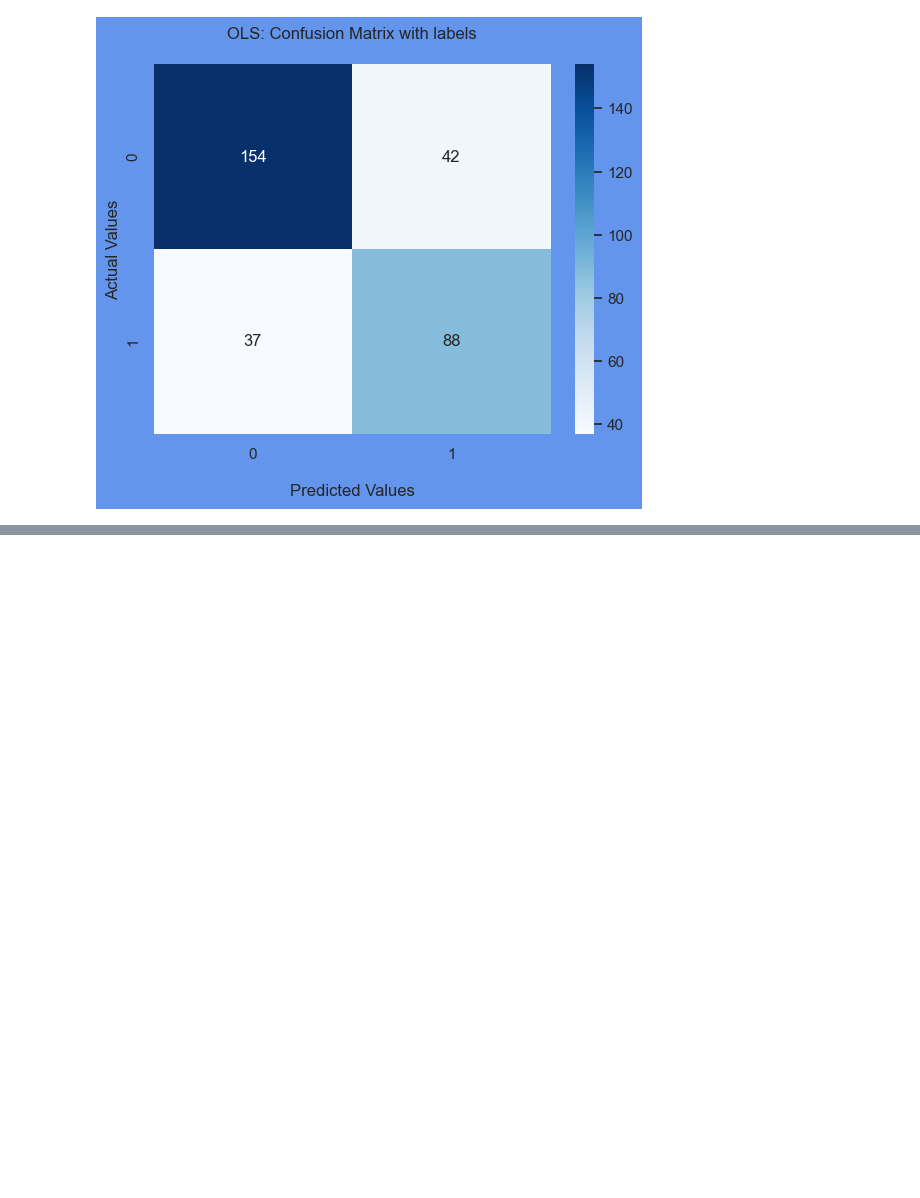
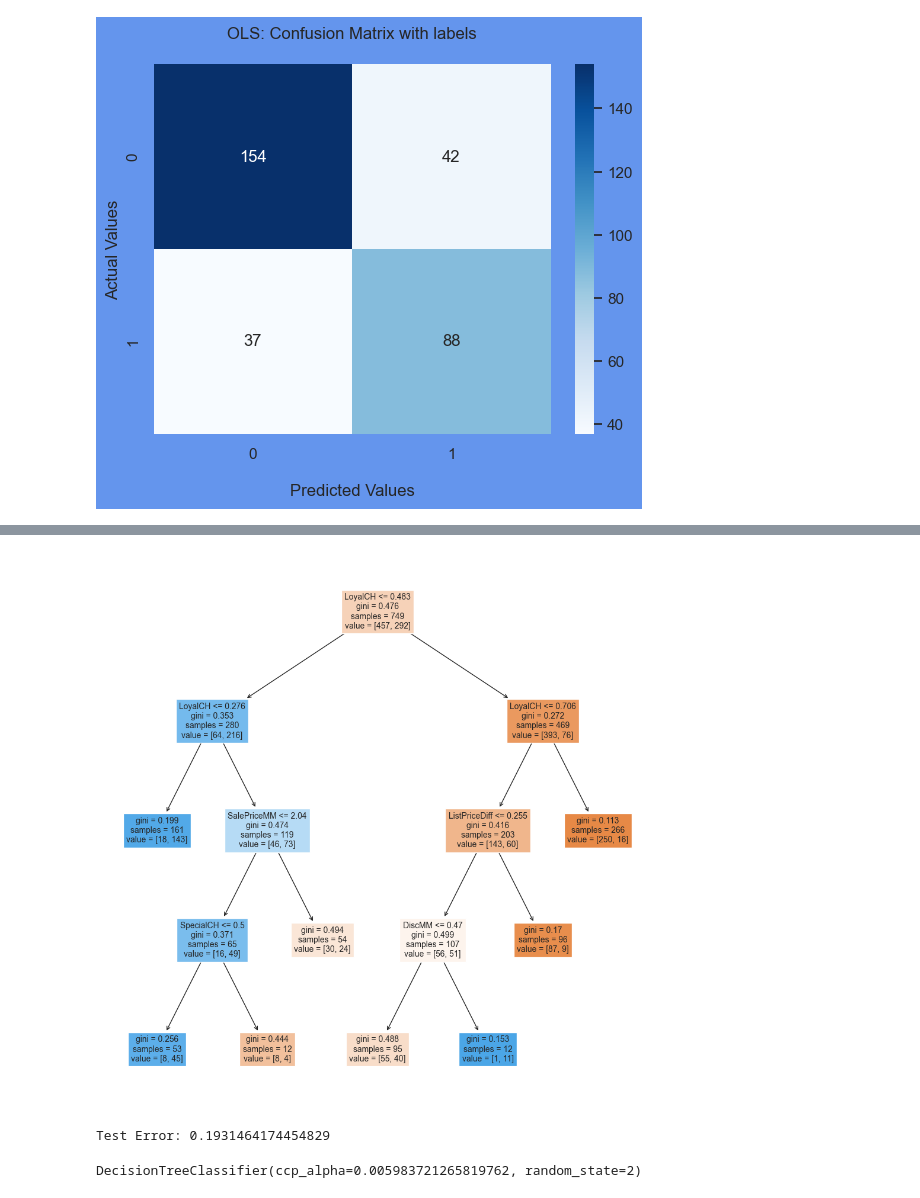
Before and after one commit to nhthom/HW7, a Jupyter notebook: hw7.ipynb, the cells around one changed output, grey strips where cells are left out. Drawn from its saved outputs; the diff is of its cells as text; code cells hidden in the pictures; blank space fills up the shorter version.

```diff
--- a/hw7.ipynb
+++ b/hw7.ipynb
@@ -249,0 +370,26 @@ corresponds to the lowest cross-validated classification error rate?
+# %%
+def optimal_prune_nator(df):
+    X = df.drop(['Purchase'], axis=1)
+    y = df['Purchase']
+
+            # Split data into training and testing sets
+    X_train, X_test, y_train, y_test = train_test_split(X, y, test_size=0.3, random_state=3)
+
+    pruned_model = DecisionTreeClassifier(ccp_alpha=0.005983721265819762, random_state=2,
+                                        criterion='gini').fit(X_train, y_train)
+
+    #show a visual display of the tree
+    plt.figure(figsize=(12,12), facecolor='white')
+    tree.plot_tree(pruned_model, fontsize=10, feature_names=X_train.columns.tolist(), filled=True)
+    plt.show()
+
+    # make predictions on the test set using the optimal, pruned tree model
+    print(f'Test Error: {1 - pruned_model.score(X_test, y_test)}')
+
+    return pruned_model
+
+optimal_prune_nator(oj)
+# %% [output]
+[figure, added]
+Test Error: 0.1931464174454829
+DecisionTreeClassifier(ccp_alpha=0.005983721265819762, random_state=2)
```
Also changed, not shown: parts of 3 cells of this notebook.
